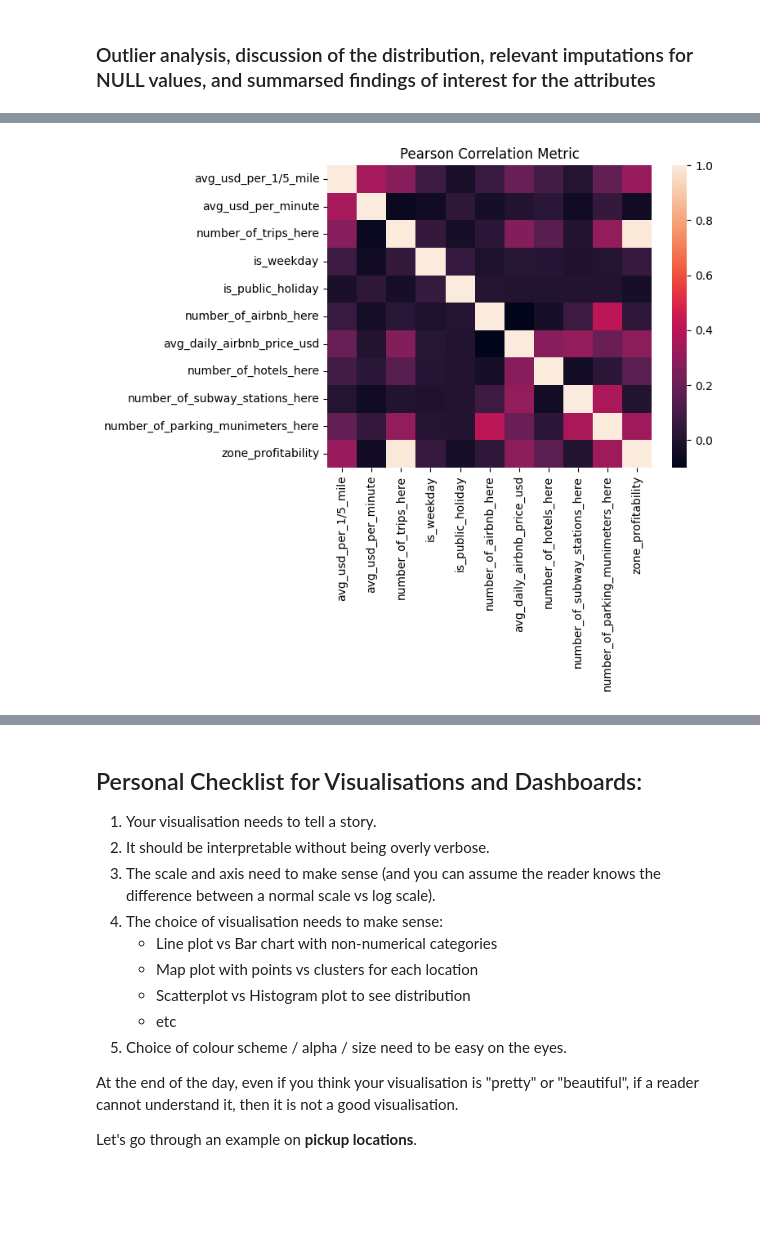
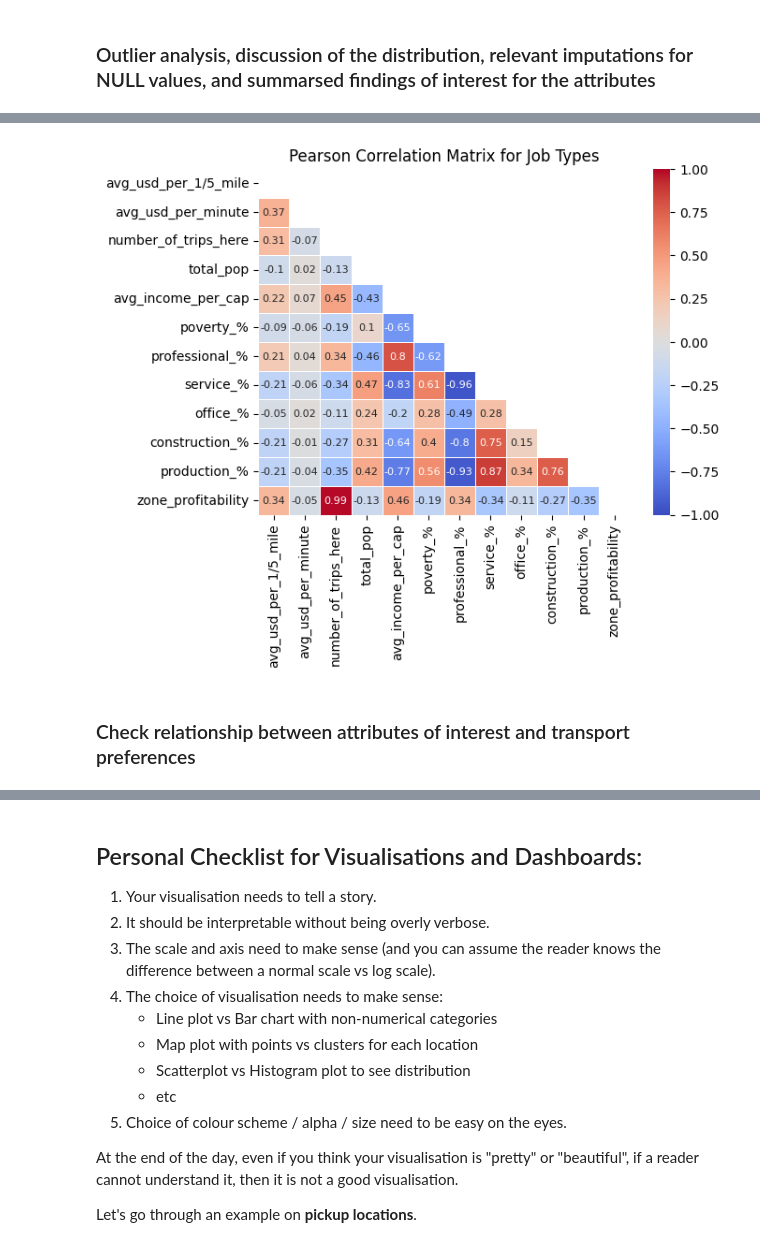
Before and after one commit to jameslafontaine/unimelb-mast30034-solo-project, a Jupyter notebook: notebooks/data_analysis_external.ipynb, the cells around one changed output, grey strips where cells are left out. Drawn from its saved outputs; the diff is of its cells as text; code cells hidden in the pictures; blank space fills up the shorter version.

```diff
--- a/notebooks/data_analysis_external.ipynb
+++ b/notebooks/data_analysis_external.ipynb
@@ -102,10 +102,10 @@ CORR_COLS = [
     #"month", "day_of_month", "hour","day_of_week",
     "avg_usd_per_1/5_mile", "avg_usd_per_minute",
     "number_of_trips_here", 'total_pop', 'avg_income_per_cap', 'poverty_%', 'professional_%',
-       'service_%', 'office_%', 'construction_%', 'production_%', 'drive_%',
-       'carpool_%', 'zone_profitability'
+    'service_%', 'office_%', 'construction_%', 'production_%',
+    'zone_profitability'
 ]
 
 pd.set_option('display.max_columns', None)
 
-df[CORR_COLS].corr()
+corr_job = df[CORR_COLS].corr()
@@ -130,8 +112,14 @@ df[CORR_COLS].corr()
-# %%
-sns.heatmap(df[CORR_COLS].corr())
-
-
-plt.title('Pearson Correlation Metric')
-plt.show()
-# %% [output]
-[figure, removed]
+# %%
+# Getting the Upper Triangle of the co-relation matrix
+matrix = np.triu(corr_job)
+
+# using the upper triangle matrix as mask
+sns.heatmap(corr_job.round(2), annot=True, mask=matrix, annot_kws={"size":8}, linewidths=0.5, cmap='coolwarm', vmin=-1, vmax=1)
+
+
+plt.title('Pearson Correlation Matrix for Job Types')
+plt.show()
+# %% [output]
+[figure, added]
+# %% [markdown]
+### Check relationship between attributes of interest and transport preferences
```
Also changed, not shown: parts of 25 cells of this notebook, 5 other files.
